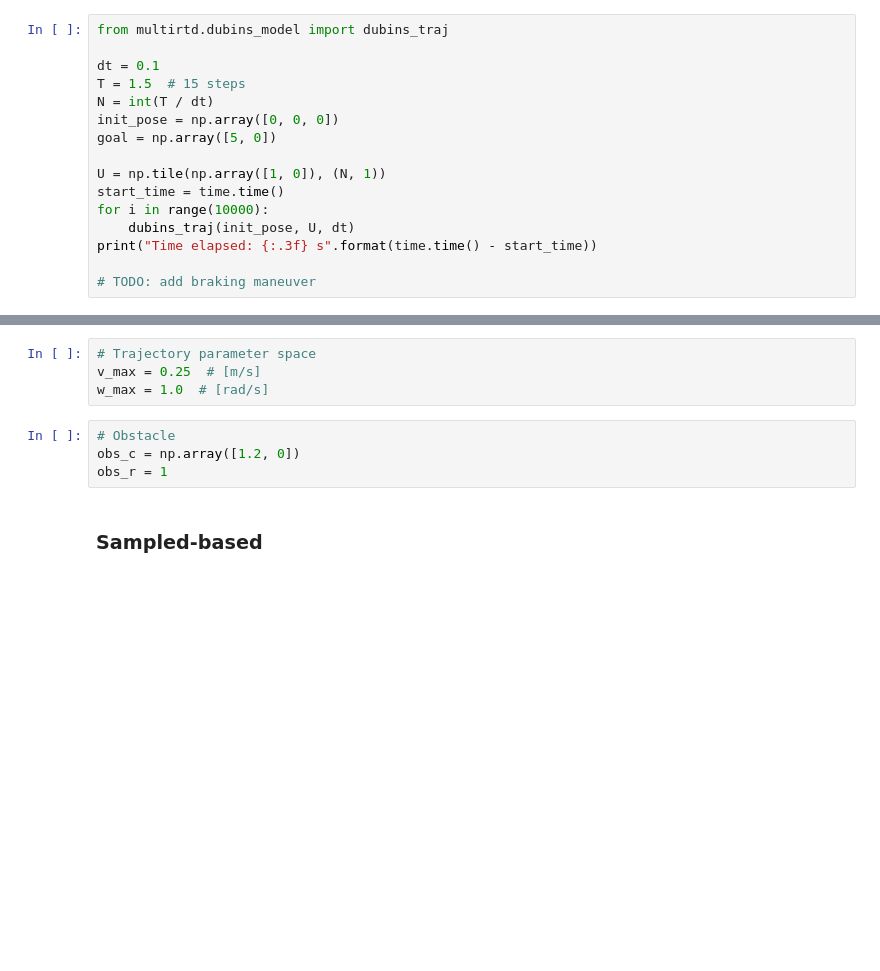
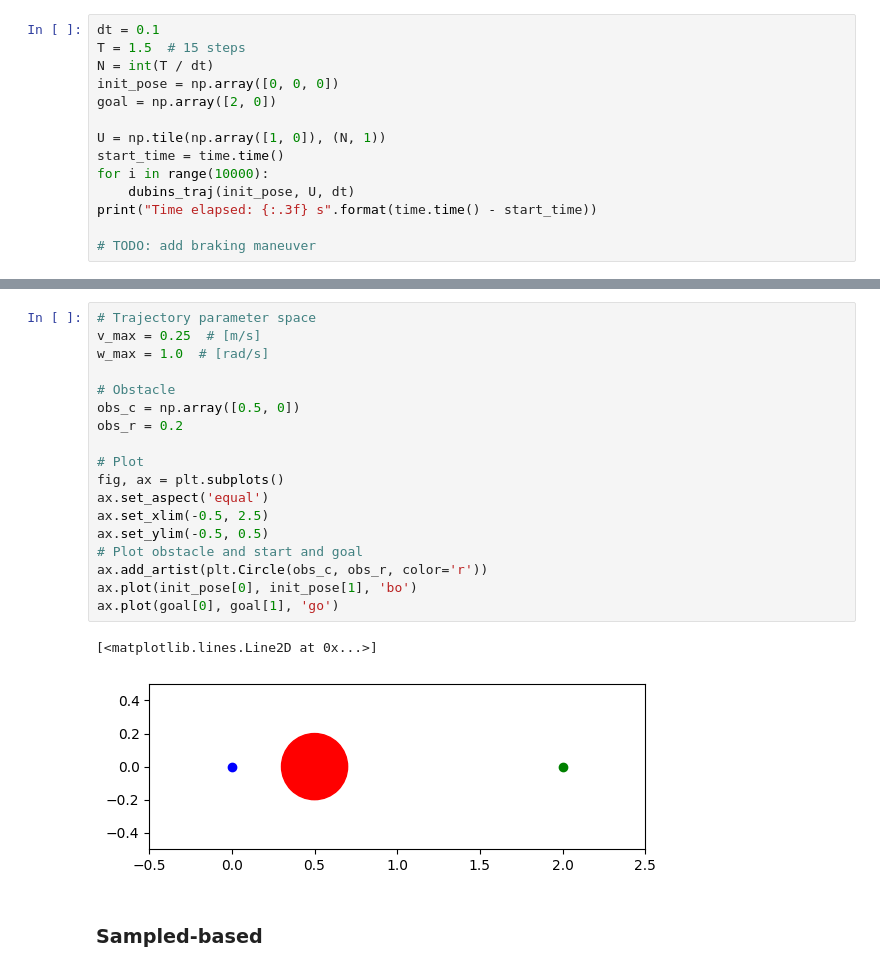
Before and after one commit to adamdai/multirobot-planning, a Jupyter notebook: notebooks/dubins_planning.ipynb, the cells around one changed output, grey strips where cells are left out. Cells and saved outputs as stored; diff of their text form; blank space fills up the shorter version.

Commit message:
dubins planning visualizations

```diff
--- a/notebooks/dubins_planning.ipynb
+++ b/notebooks/dubins_planning.ipynb
@@ -7,11 +16,9 @@ import time
 # %%
-from multirtd.dubins_model import dubins_traj
-
 dt = 0.1
 T = 1.5  # 15 steps
 N = int(T / dt)
 init_pose = np.array([0, 0, 0])
-goal = np.array([5, 0])
+goal = np.array([2, 0])
 
 U = np.tile(np.array([1, 0]), (N, 1))
 start_time = time.time()
@@ -23,11 +32,24 @@ print("Time elapsed: {:.3f} s".format(time.time() - start_time))
-# %%
-# Trajectory parameter space
-v_max = 0.25  # [m/s]
-w_max = 1.0  # [rad/s]
-# %%
-# Obstacle
-obs_c = np.array([1.2, 0])
-obs_r = 1
+# %%
+# Trajectory parameter space
+v_max = 0.25  # [m/s]
+w_max = 1.0  # [rad/s]
+
+# Obstacle
+obs_c = np.array([0.5, 0])
+obs_r = 0.2
+
+# Plot
+fig, ax = plt.subplots()
+ax.set_aspect('equal')
+ax.set_xlim(-0.5, 2.5)
+ax.set_ylim(-0.5, 0.5)
+# Plot obstacle and start and goal
+ax.add_artist(plt.Circle(obs_c, obs_r, color='r'))
+ax.plot(init_pose[0], init_pose[1], 'bo')
+ax.plot(goal[0], goal[1], 'go')
+# %% [output]
+[<matplotlib.lines.Line2D at 0x...>]
+[figure, added]
 # %% [markdown]
 ### Sampled-based
 # %%
```
Also changed, not shown: parts of 15 cells of this notebook, 33 other files.
